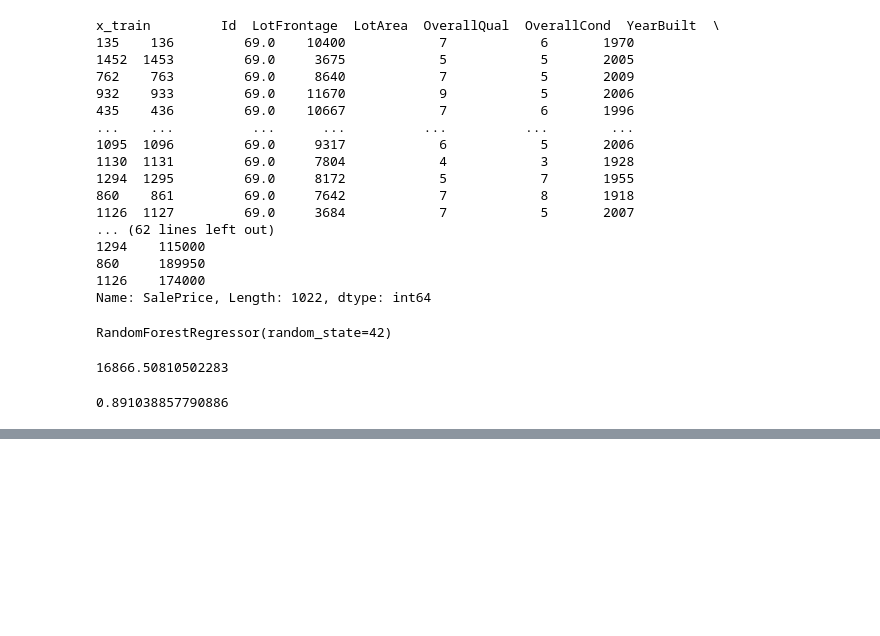
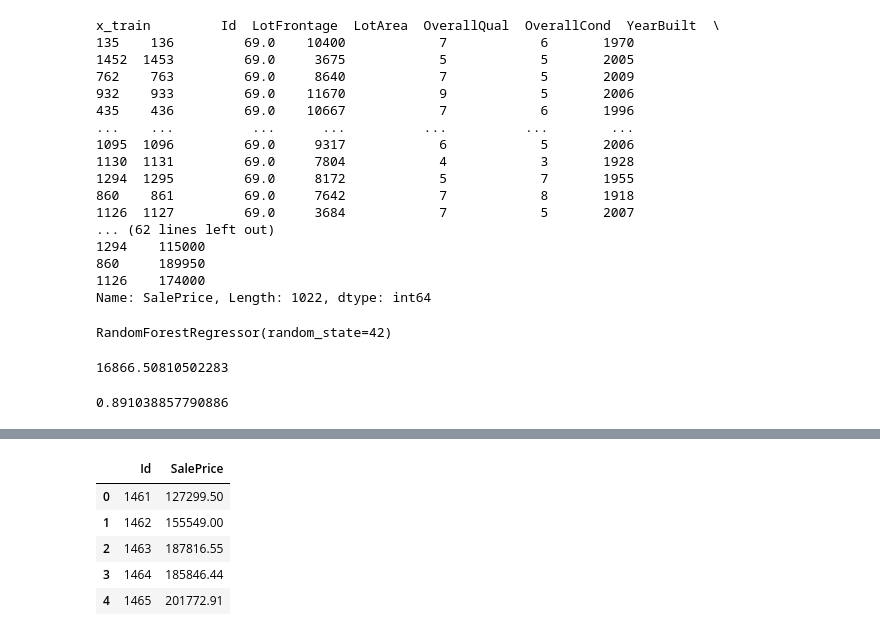
Before and after one commit to harsh-suman5/project0-house-price-prediction, a Jupyter notebook: data/model.ipynb, the cells around one changed output, grey strips where cells are left out. Saved outputs shown, nothing was run; the diff lists cells and outputs as text; code cells hidden in the pictures; blank space fills up the shorter version.

Commit message:
final submission

```diff
--- a/data/model.ipynb
+++ b/data/model.ipynb
@@ -222,0 +207,9 @@ See the documentation for a more detailed explanation: https://pandas.pydata.org
+# %%
+pd.read_csv('my_kaggle_submission.csv').head()
+# %% [output]
+|  | Id | SalePrice |
+| 0 | 1461 | 127299.50 |
+| 1 | 1462 | 155549.00 |
+| 2 | 1463 | 187816.55 |
+| 3 | 1464 | 185846.44 |
+| 4 | 1465 | 201772.91 |
```
Also changed, not shown: parts of 2 cells of this notebook.
